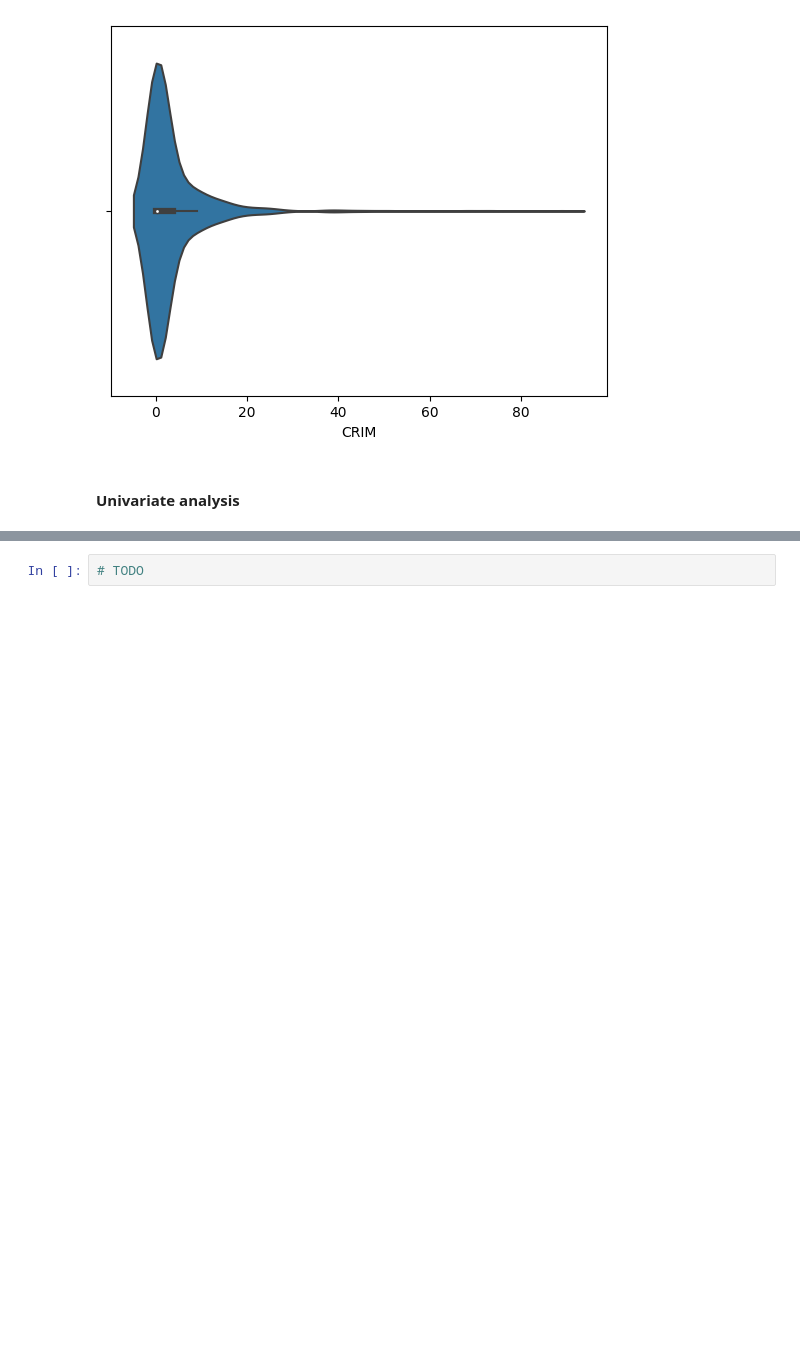
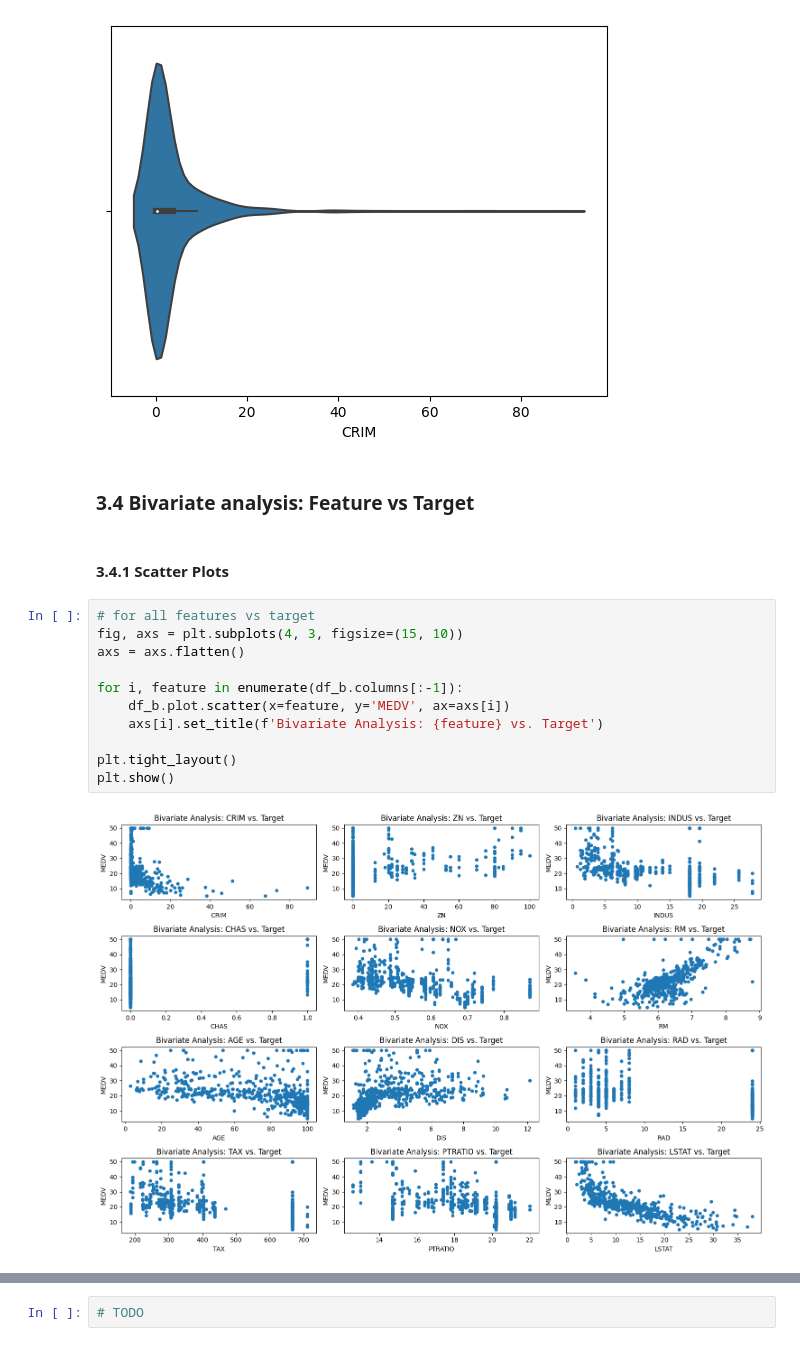
Before and after one commit to j-c-carr/Real-Estate-and-Wine-Quality-Prediction, a Jupyter notebook: data_analysis/data_analysis.ipynb, the cells around one changed output, grey strips where cells are left out. Cells and saved outputs as stored; diff of their text form; blank space fills up the shorter version.

```diff
--- a/data_analysis/data_analysis.ipynb
+++ b/data_analysis/data_analysis.ipynb
@@ -75,5 +118,20 @@ sns.violinplot(x='CRIM', data=df_b)
 plt.show()
 # %% [output]
 [figure]
-# %% [markdown]
-#### Univariate analysis
+# %% [markdown]
+### 3.4 Bivariate analysis: Feature vs Target
+# %% [markdown]
+#### 3.4.1 Scatter Plots
+# %%
+# for all features vs target
+fig, axs = plt.subplots(4, 3, figsize=(15, 10))
+axs = axs.flatten()
+
+for i, feature in enumerate(df_b.columns[:-1]):
+    df_b.plot.scatter(x=feature, y='MEDV', ax=axs[i])
+    axs[i].set_title(f'Bivariate Analysis: {feature} vs. Target')
+
+plt.tight_layout()
+plt.show()
+# %% [output]
+[figure, added]
```
Also changed, not shown: parts of 39 cells of this notebook.
